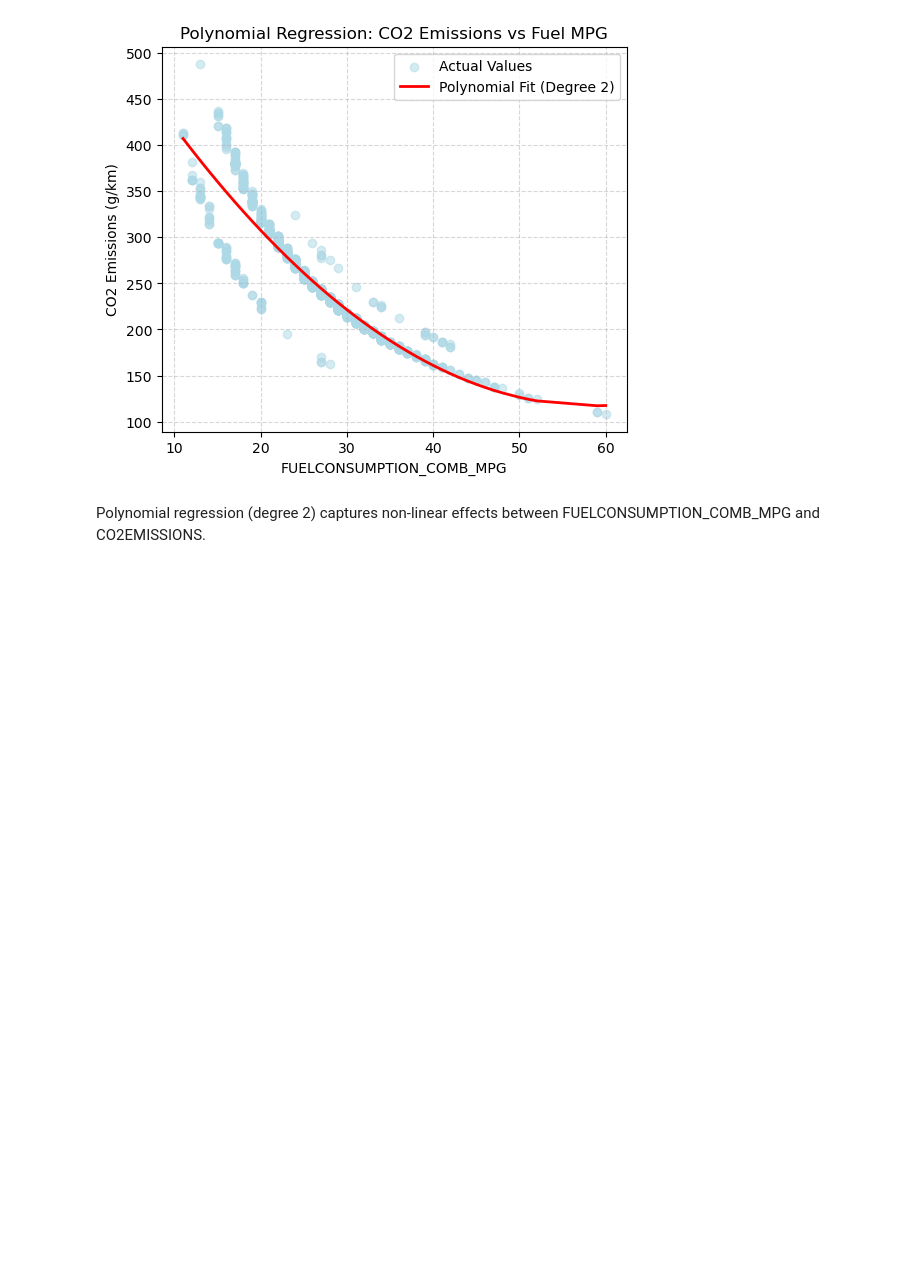
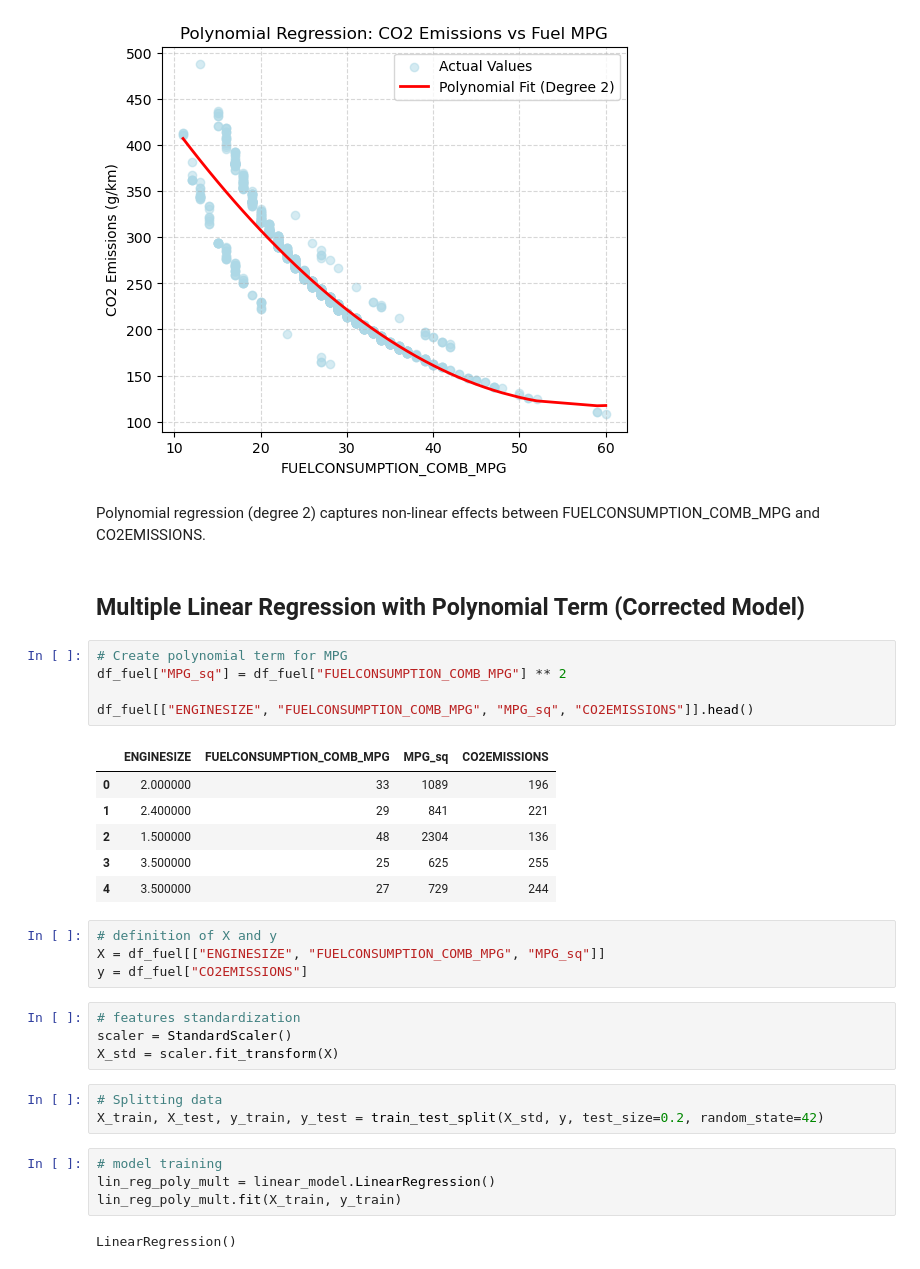
Before and after one commit to ericacorra-data/CO2_emissions_correlation_regression, a Jupyter notebook: Notebooks/C02_Emissions_Correlation_Regression.ipynb, the cells around one changed output. Cells and saved outputs as stored; diff of their text form; blank space fills up the shorter version.

```diff
--- a/Notebooks/C02_Emissions_Correlation_Regression.ipynb
+++ b/Notebooks/C02_Emissions_Correlation_Regression.ipynb
@@ -524,3 +554,34 @@ plt.show()
 [figure]
 # %% [markdown]
 Polynomial regression (degree 2) captures non-linear effects between FUELCONSUMPTION_COMB_MPG and CO2EMISSIONS.
+# %% [markdown]
+## Multiple Linear Regression with Polynomial Term (Corrected Model)
+# %%
+# Create polynomial term for MPG
+df_fuel["MPG_sq"] = df_fuel["FUELCONSUMPTION_COMB_MPG"] ** 2
+
+df_fuel[["ENGINESIZE", "FUELCONSUMPTION_COMB_MPG", "MPG_sq", "CO2EMISSIONS"]].head()
+# %% [output]
+|  | ENGINESIZE | FUELCONSUMPTION_COMB_MPG | MPG_sq | CO2EMISSIONS |
+| 0 | 2.000000 | 33 | 1089 | 196 |
+| 1 | 2.400000 | 29 | 841 | 221 |
+| 2 | 1.500000 | 48 | 2304 | 136 |
+| 3 | 3.500000 | 25 | 625 | 255 |
+| 4 | 3.500000 | 27 | 729 | 244 |
+# %%
+# definition of X and y
+X = df_fuel[["ENGINESIZE", "FUELCONSUMPTION_COMB_MPG", "MPG_sq"]]
+y = df_fuel["CO2EMISSIONS"]
+# %%
+# features standardization
+scaler = StandardScaler()
+X_std = scaler.fit_transform(X)
+# %%
+# Splitting data
+X_train, X_test, y_train, y_test = train_test_split(X_std, y, test_size=0.2, random_state=42)
+# %%
+# model training
+lin_reg_poly_mult = linear_model.LinearRegression()
+lin_reg_poly_mult.fit(X_train, y_train)
+# %% [output]
+LinearRegression()
```
Also changed, not shown: parts of 17 cells of this notebook.
